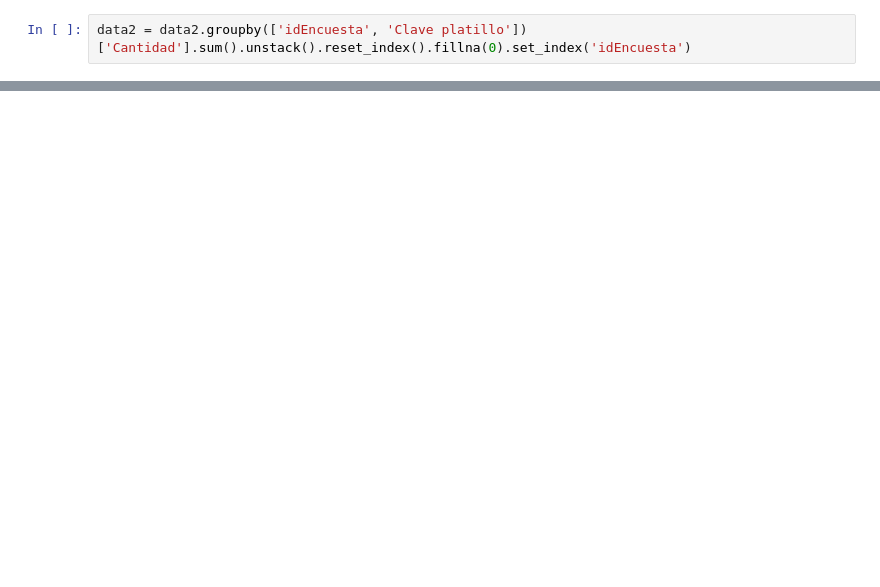
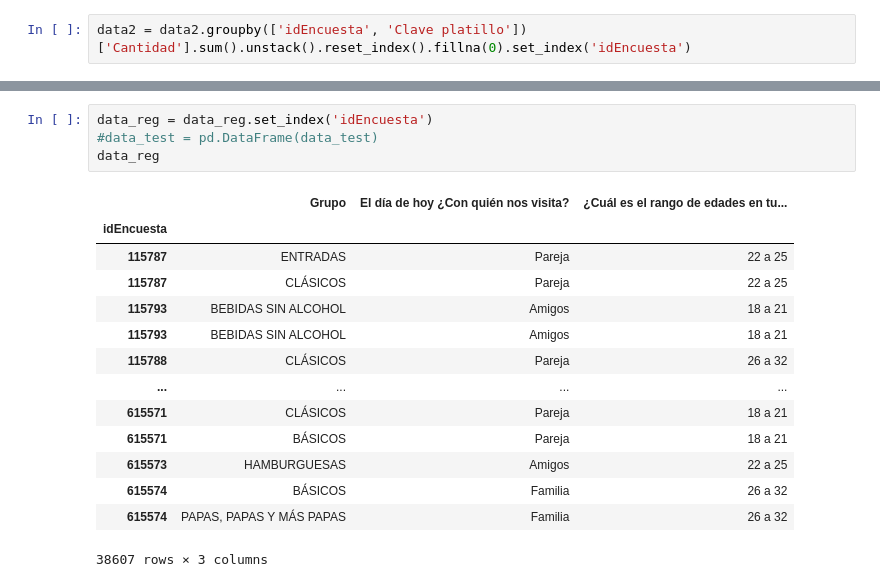
Before and after one commit to Caoimhim/data-analysis-semana-i, a Jupyter notebook: dendro.ipynb, the cells around one changed output, grey strips where cells are left out. Cells and saved outputs as stored; diff of their text form; blank space fills up the shorter version.

```diff
--- a/dendro.ipynb
+++ b/dendro.ipynb
@@ -151 +98,20 @@ fig.show()
+# %%
+data_reg = data_reg.set_index('idEncuesta')
+#data_test = pd.DataFrame(data_test)
+data_reg
+# %% [output]
+|  | Grupo | El día de hoy ¿Con quién nos visita? | ¿Cuál es el rango de edades en tu... |
+| idEncuesta |  |  |  |
+| 115787 | ENTRADAS | Pareja | 22 a 25 |
+| 115787 | CLÁSICOS | Pareja | 22 a 25 |
+| 115793 | BEBIDAS SIN ALCOHOL | Amigos | 18 a 21 |
+| 115793 | BEBIDAS SIN ALCOHOL | Amigos | 18 a 21 |
+| 115788 | CLÁSICOS | Pareja | 26 a 32 |
+| ... | ... | ... | ... |
+| 615571 | CLÁSICOS | Pareja | 18 a 21 |
+| 615571 | BÁSICOS | Pareja | 18 a 21 |
+| 615573 | HAMBURGUESAS | Amigos | 22 a 25 |
+| 615574 | BÁSICOS | Familia | 26 a 32 |
+| 615574 | PAPAS, PAPAS Y MÁS PAPAS | Familia | 26 a 32 |
+38607 rows × 3 columns
 # %%
```
Also changed, not shown: parts of 16 cells of this notebook.
